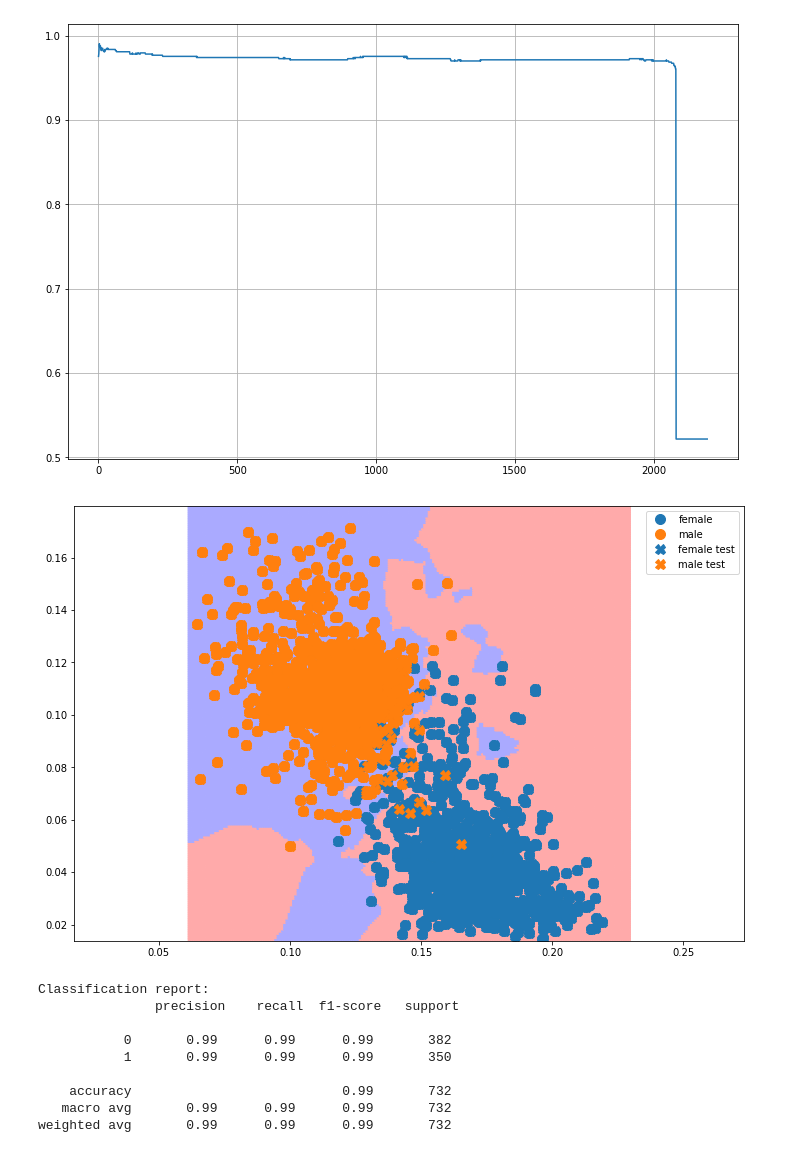
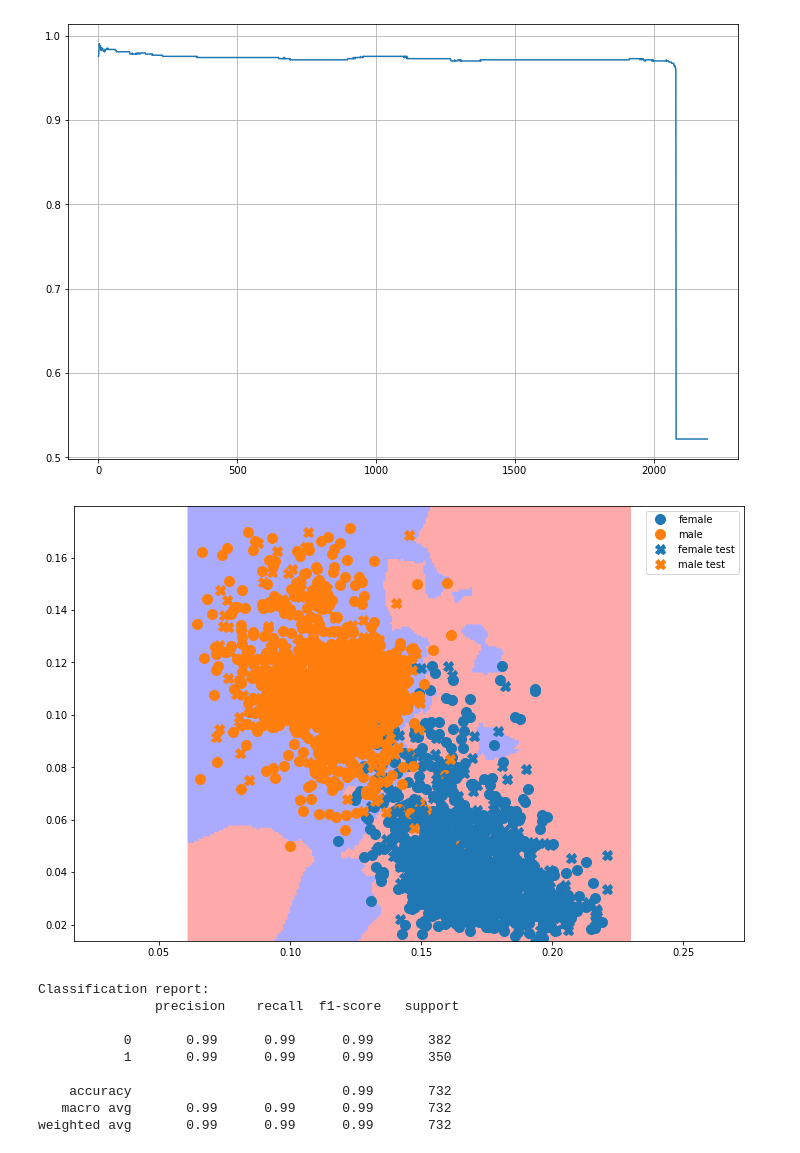
Before and after one commit to Firaze/FAD_project, a Jupyter notebook: classification/GV_knn.ipynb, the cells around one changed output. Drawn from its saved outputs; the diff is of its cells as text; code cells hidden in the pictures.

Commit message:
fixed plots

```diff
--- a/classification/GV_knn.ipynb
+++ b/classification/GV_knn.ipynb
@@ -152,35 +152,35 @@ from matplotlib.colors import ListedColormap
 cmap_light = ListedColormap(['#AAAAFF', '#FFAAAA'])
 import matplotlib.patches as mpatches
 knn=KNN(n_neighbors=best_k)
 knn.fit(data_train[["meanfun","IQR"]], data_train.label)
 def plot_knn_decision_boundary(data, knn):
     plot2d(data)
     X = np.linspace(data['meanfun'].min()*0.95, data['meanfun'].max()*1.05,200)
     Y = np.linspace(data['IQR'].min()*0.95, data['IQR'].max()*1.05,200)
     X,Y = np.meshgrid(X,Y)
 
     Z = knn.predict(np.c_[X.ravel(), Y.ravel()])
 
     class_dict = {c:i for i,c in enumerate(knn.classes_)}
 
     Z=list(map(lambda x: class_dict[x],Z))
     Z = np.array(Z).reshape(X.shape)
 
     plt.pcolormesh(X, Y, Z, antialiased=True, cmap=cmap_light)
     #plt.contour(X,Y,Z)
 data_test_fixed=data_clean_test.copy()
 data_test_fixed["label"]=data_test_fixed["label"].replace({0:"male",1:"female"})
 data_train_fixed=data_clean_train.copy()
 data_train_fixed["label"]=data_train_fixed["label"].replace({0:"male",1:"female"})
 plt.figure(figsize=(12,8))
 plot_knn_decision_boundary(data_train_fixed,knn)
 
 plt.gca().set_prop_cycle(None)
-plot2d(data_train_fixed,label_suffix=' test', marker='X')
+plot2d(data_test_fixed,label_suffix=' test', marker='X')
 plt.legend()
 plt.show()
 # %% [output]
-[figure, old version]
+[figure, new version]
 # %%
 knn2=KNN(n_neighbors=best_k)
 knn2.fit(data_clean_train[["meanfun","IQR"]], data_clean_train.label)
```
Also changed, not shown: 1 other file.
